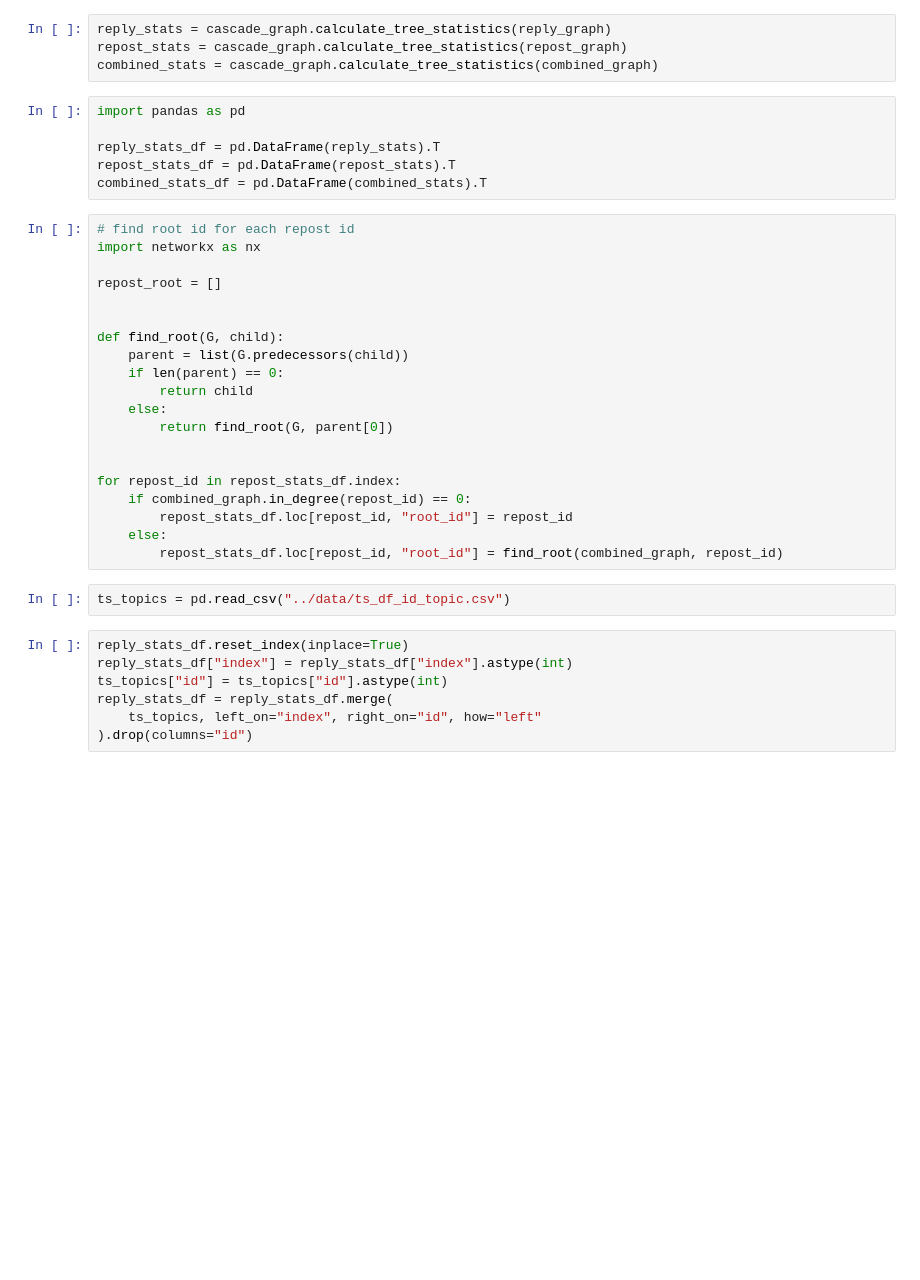
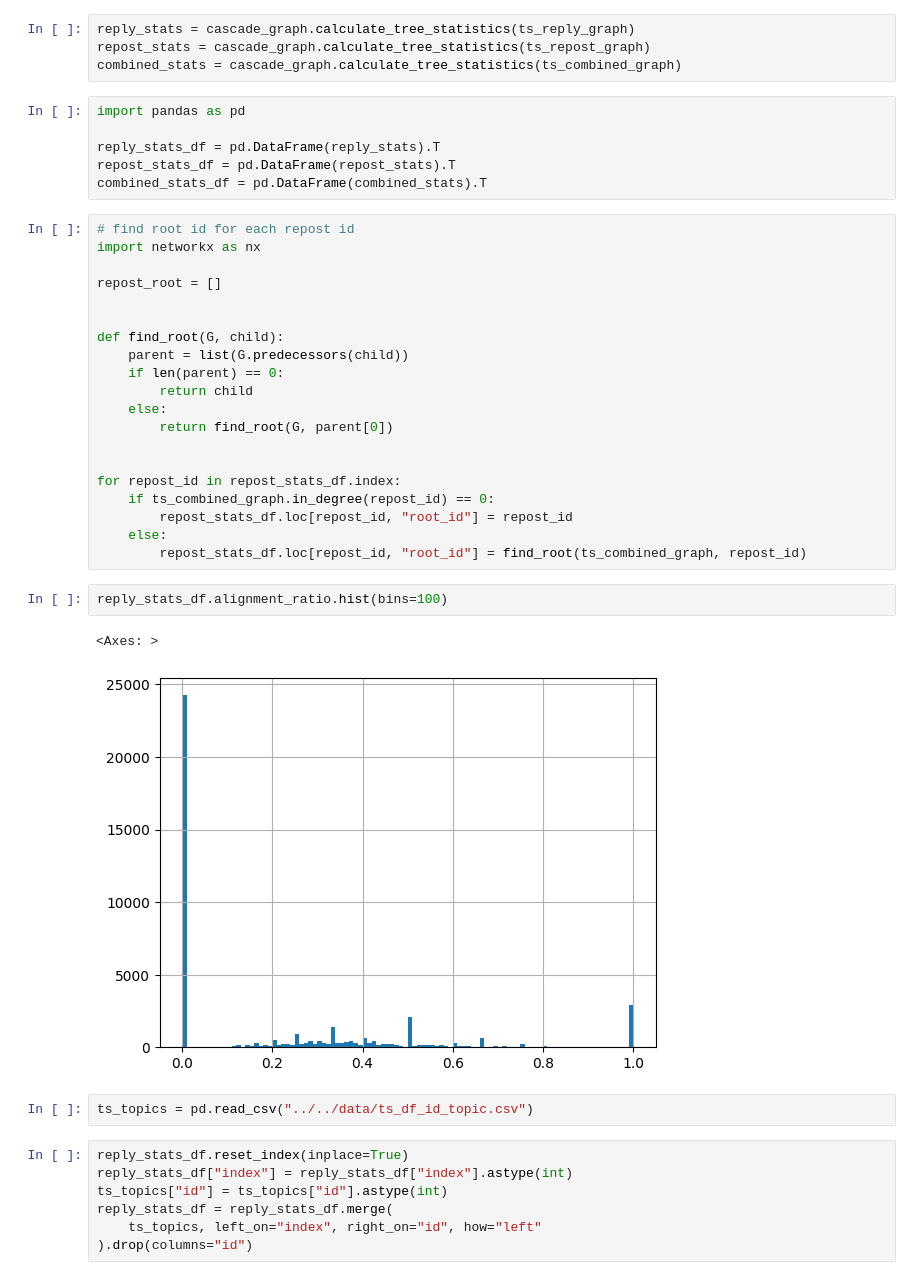
Before and after one commit to LiMaoUM/information-diffusion, a Jupyter notebook: src/analysis/analysis.ipynb, the cells around one changed output. Cells and saved outputs as stored; diff of their text form; blank space fills up the shorter version.

```diff
--- a/src/analysis/analysis.ipynb
+++ b/src/analysis/analysis.ipynb
@@ -802,7 +917,7 @@ Step 2.1: 0 nodes not in repost graph
 # %%
-reply_stats = cascade_graph.calculate_tree_statistics(reply_graph)
-repost_stats = cascade_graph.calculate_tree_statistics(repost_graph)
-combined_stats = cascade_graph.calculate_tree_statistics(combined_graph)
+reply_stats = cascade_graph.calculate_tree_statistics(ts_reply_graph)
+repost_stats = cascade_graph.calculate_tree_statistics(ts_repost_graph)
+combined_stats = cascade_graph.calculate_tree_statistics(ts_combined_graph)
 # %%
 import pandas as pd
 
@@ -825,12 +940,17 @@ def find_root(G, child):
 
 
 for repost_id in repost_stats_df.index:
-    if combined_graph.in_degree(repost_id) == 0:
+    if ts_combined_graph.in_degree(repost_id) == 0:
         repost_stats_df.loc[repost_id, "root_id"] = repost_id
     else:
-        repost_stats_df.loc[repost_id, "root_id"] = find_root(combined_graph, repost_id)
+        repost_stats_df.loc[repost_id, "root_id"] = find_root(ts_combined_graph, repost_id)
+# %%
+reply_stats_df.alignment_ratio.hist(bins=100)
+# %% [output]
+<Axes: >
+[figure, added]
 # %%
-ts_topics = pd.read_csv("../data/ts_df_id_topic.csv")
+ts_topics = pd.read_csv("../../data/ts_df_id_topic.csv")
 # %%
 reply_stats_df.reset_index(inplace=True)
 reply_stats_df["index"] = reply_stats_df["index"].astype(int)
```
Also changed, not shown: parts of 30 cells of this notebook, 27 other files.
